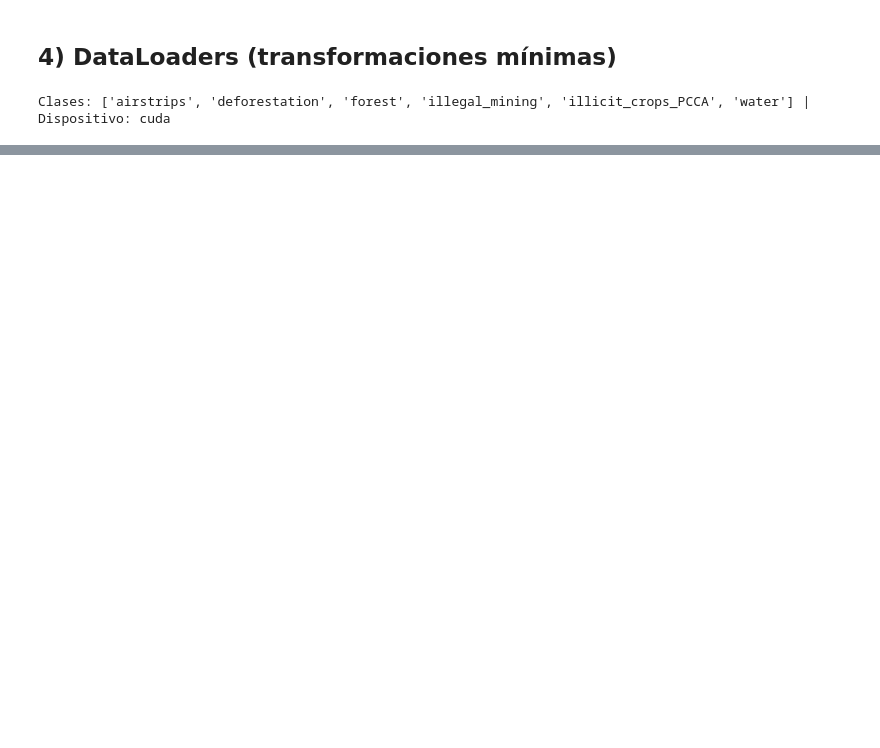
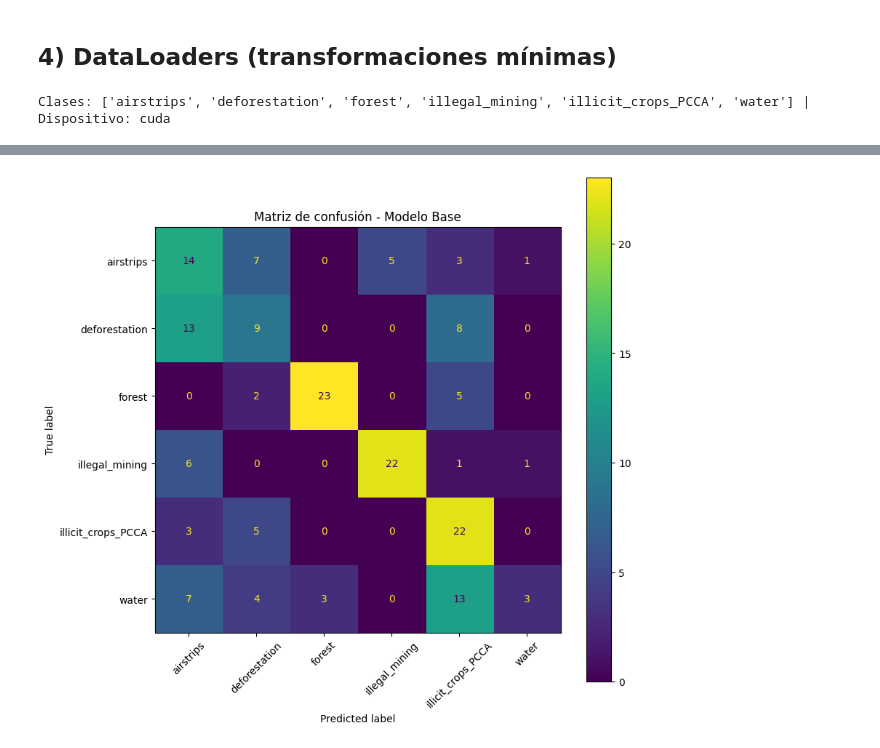
Before and after one commit to Becerra1226/lab2_deep_learning, a Jupyter notebook: lab2_Becerra_Roman_Potes.ipynb, the cells around one changed output, grey strips where cells are left out. Drawn from its saved outputs; the diff is of its cells as text; code cells hidden in the pictures; blank space fills up the shorter version.

```diff
--- a/lab2_Becerra_Roman_Potes.ipynb
+++ b/lab2_Becerra_Roman_Potes.ipynb
@@ -236,0 +333,3 @@ Etiquetas: ['water', 'forest', 'illegal_mining', 'airstrips', 'illicit_crops_PCC
+# %%
+model_base = SatelliteCNNBase(num_classes=num_classes).to(DEVICE)
+print(model_base)
@@ -236,0 +350,5 @@ Etiquetas: ['water', 'forest', 'illegal_mining', 'airstrips', 'illicit_crops_PCC
+# %%
+learning_rate = 1e-3
+
+criterion = nn.CrossEntropyLoss()
+optimizer_base = optim.Adam(model_base.parameters(), lr=learning_rate)
@@ -236,0 +482,5 @@ Etiquetas: ['water', 'forest', 'illegal_mining', 'airstrips', 'illicit_crops_PCC
+# %%
+model_base.load_state_dict(torch.load(checkpoint_path, map_location=DEVICE, weights_only=True))
+model_base.to(DEVICE)
+
+print("✅ Mejor modelo cargado correctamente y listo para evaluación.")
@@ -236,0 +602,11 @@ Etiquetas: ['water', 'forest', 'illegal_mining', 'airstrips', 'illicit_crops_PCC
+# %%
+cm = confusion_matrix(y_true, y_pred)
+
+disp = ConfusionMatrixDisplay(confusion_matrix=cm, display_labels=CLASSES)
+
+fig, ax = plt.subplots(figsize=(9, 9))
+disp.plot(ax=ax, xticks_rotation=45, cmap=None)
+plt.title("Matriz de confusión - Modelo Base")
+plt.show()
+# %% [output]
+[figure, added]
```
Also changed, not shown: parts of 19 cells of this notebook, 1 other file.
